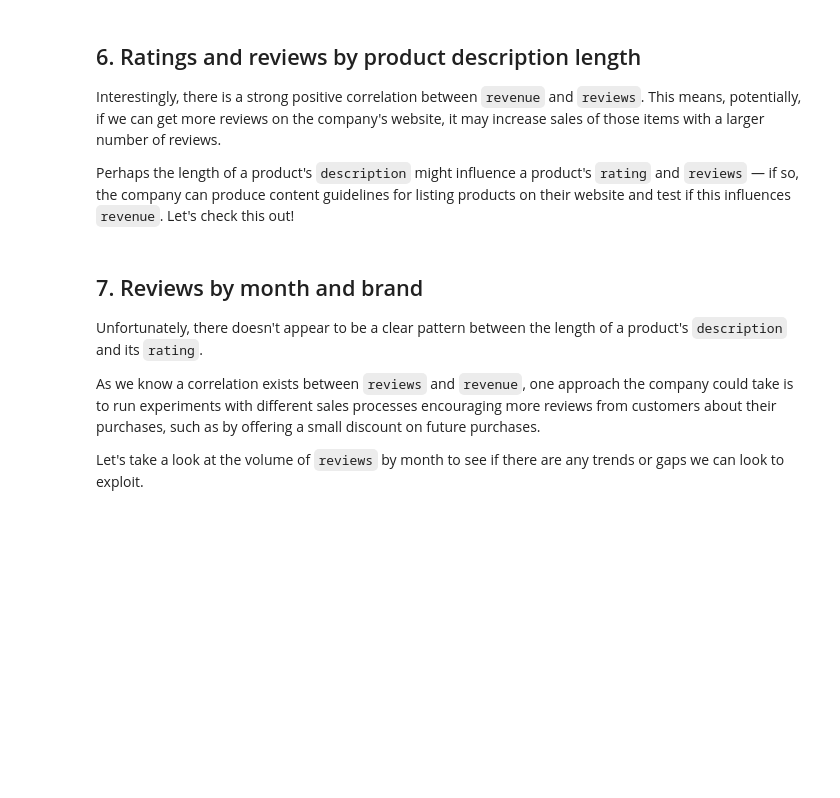
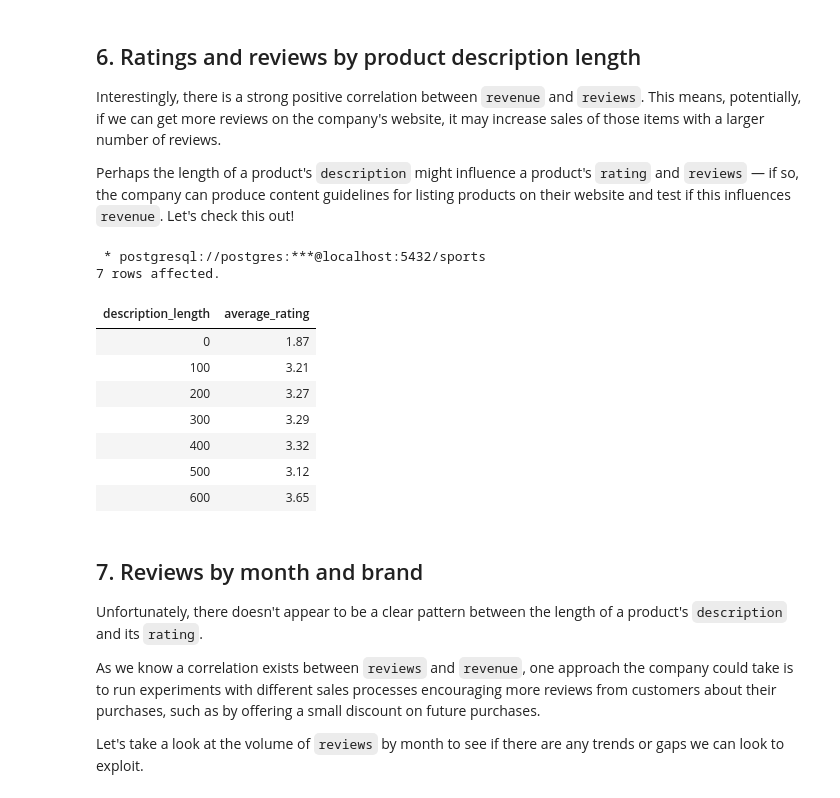
Before and after one commit to JeremyTallant/sports_retail, a Jupyter notebook: optimizing.ipynb, the cells around one changed output. Drawn from its saved outputs; the diff is of its cells as text; code cells hidden in the pictures; blank space fills up the shorter version.

```diff
--- a/optimizing.ipynb
+++ b/optimizing.ipynb
@@ -300,11 +300,30 @@ INNER JOIN finance AS f
 # %%
 %%sql
 
 -- Calculate description_length
 -- Convert rating to a numeric data type and calculate average_rating
 -- Join info to reviews on product_id and group the results by description_length
 -- Filter for products without missing values for description, and sort results by description_length
-...
+SELECT
+    TRUNC(LENGTH(i.description), -2) AS description_length,
+    ROUND(AVG(r.rating::numeric), 2) AS average_rating
+FROM info AS i
+INNER JOIN reviews AS r
+    ON i.product_id = r.product_id
+WHERE i.description IS NOT NULL
+GROUP BY description_length
+ORDER BY description_length;
+# %% [output]
+ * postgresql://postgres:***@localhost:5432/sports
+7 rows affected.
+| description_length | average_rating |
+| 0 | 1.87 |
+| 100 | 3.21 |
+| 200 | 3.27 |
+| 300 | 3.29 |
+| 400 | 3.32 |
+| 500 | 3.12 |
+| 600 | 3.65 |
 # %% [markdown]
 ## 7. Reviews by month and brand
 <p>Unfortunately, there doesn't appear to be a clear pattern between the length of a product's <code>description</code> and its <code>rating</code>.</p>
```
